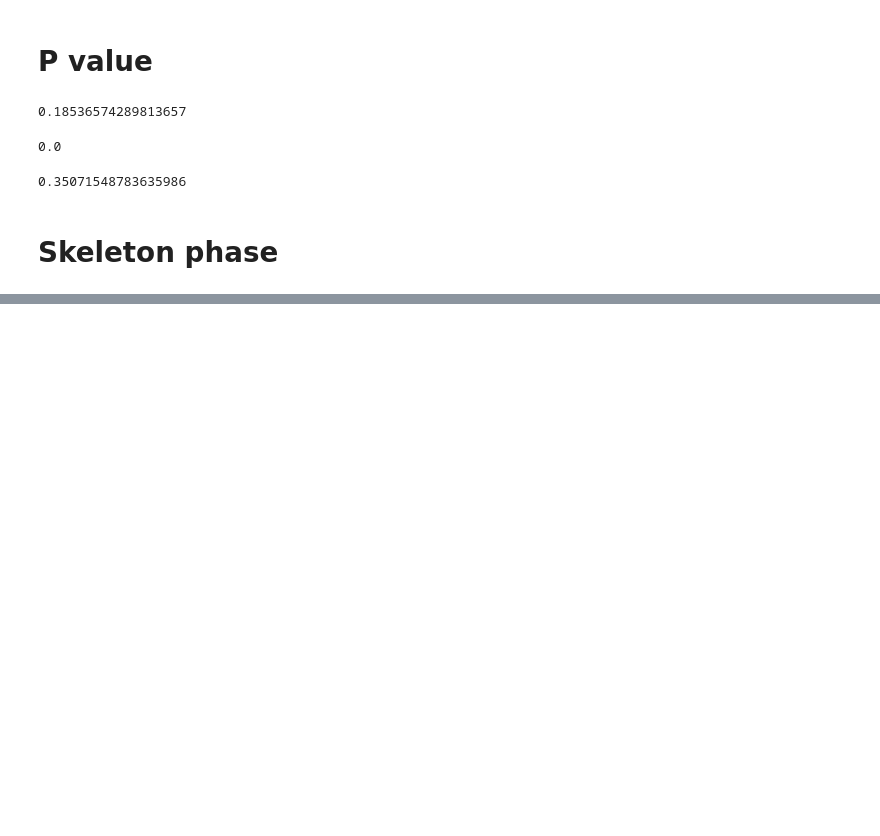
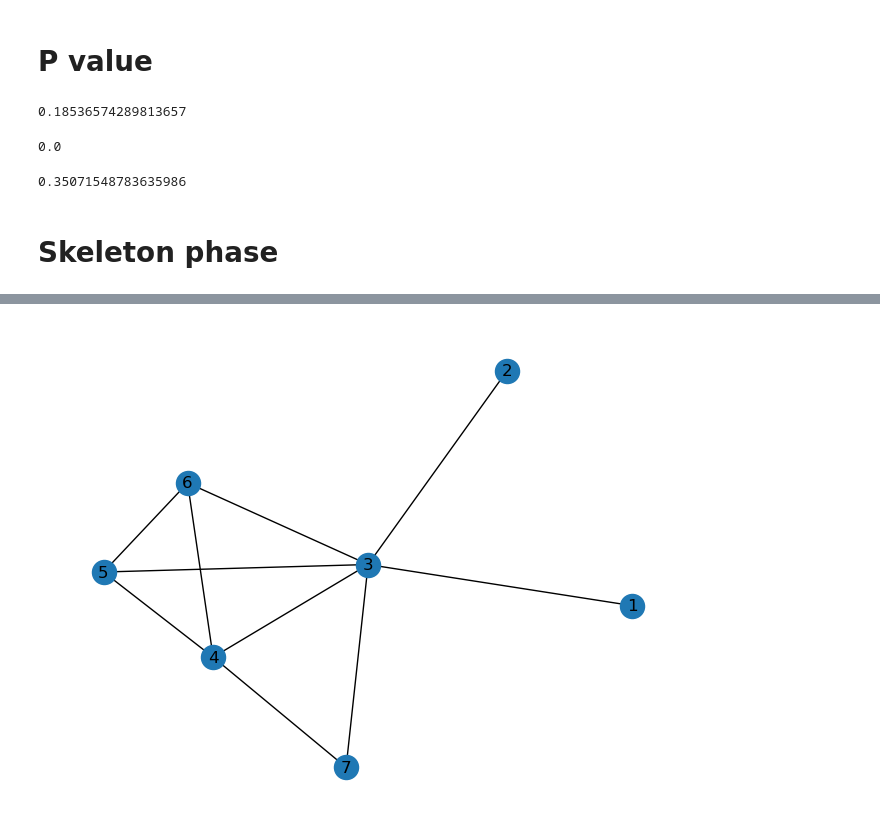
Before and after one commit to mandiehyewon/6.S091_Causality, a Jupyter notebook: psets/pset2/PC_Algo.ipynb, the cells around one changed output, grey strips where cells are left out. Cells and saved outputs as stored; diff of their text form; code cells hidden in the pictures; blank space fills up the shorter version.

```diff
--- a/psets/pset2/PC_Algo.ipynb
+++ b/psets/pset2/PC_Algo.ipynb
@@ -217,0 +326,4 @@ compute_pvalue(pcalg_samples[:500], 1, 2, [])
+# %%
+estimated_skeleton, estimated_separator_function = pcalg_skeleton(pcalg_samples, 0.05)
+
+pcalg_orient(estimated_skeleton, estimated_separator_function)
@@ -217,0 +349,4 @@ compute_pvalue(pcalg_samples[:500], 1, 2, [])
+# %%
+nx.draw(estimated_skeleton, with_labels=True)
+# %% [output]
+[figure, added]
```
Also changed, not shown: parts of 15 cells of this notebook, 4 other files.
